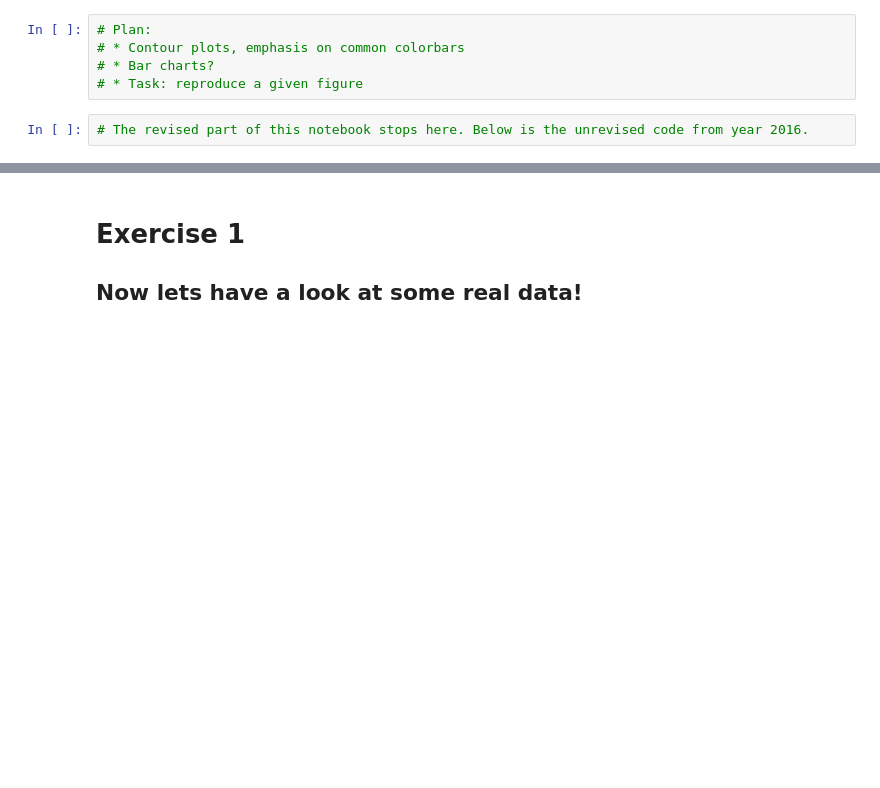
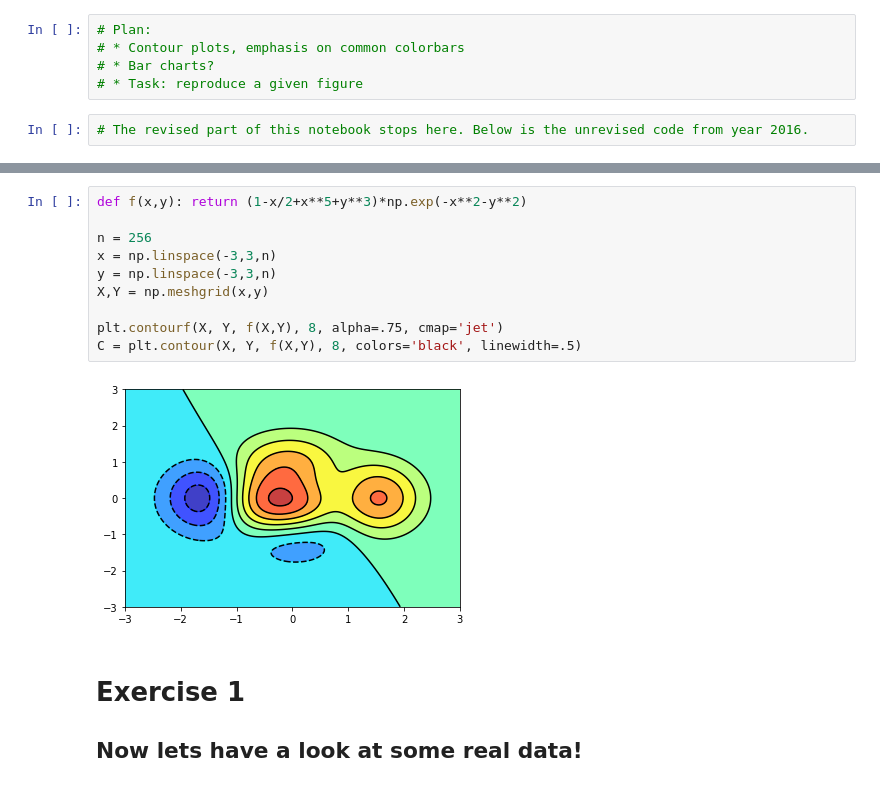
Before and after one commit to ueapy/pythoncourse2018-materials, a Jupyter notebook: notebooks/15-Matplotlib.ipynb, the cells around one changed output, grey strips where cells are left out. Cells and saved outputs as stored; diff of their text form; blank space fills up the shorter version.

```diff
--- a/notebooks/15-Matplotlib.ipynb
+++ b/notebooks/15-Matplotlib.ipynb
@@ -429,3 +452,15 @@ break
+# %%
+def f(x,y): return (1-x/2+x**5+y**3)*np.exp(-x**2-y**2)
+
+n = 256
+x = np.linspace(-3,3,n)
+y = np.linspace(-3,3,n)
+X,Y = np.meshgrid(x,y)
+
+plt.contourf(X, Y, f(X,Y), 8, alpha=.75, cmap='jet')
+C = plt.contour(X, Y, f(X,Y), 8, colors='black', linewidth=.5)
+# %% [output]
+[figure, added]
 # %% [markdown]
 
 # Exercise 1
```
Also changed, not shown: parts of 24 cells of this notebook.
